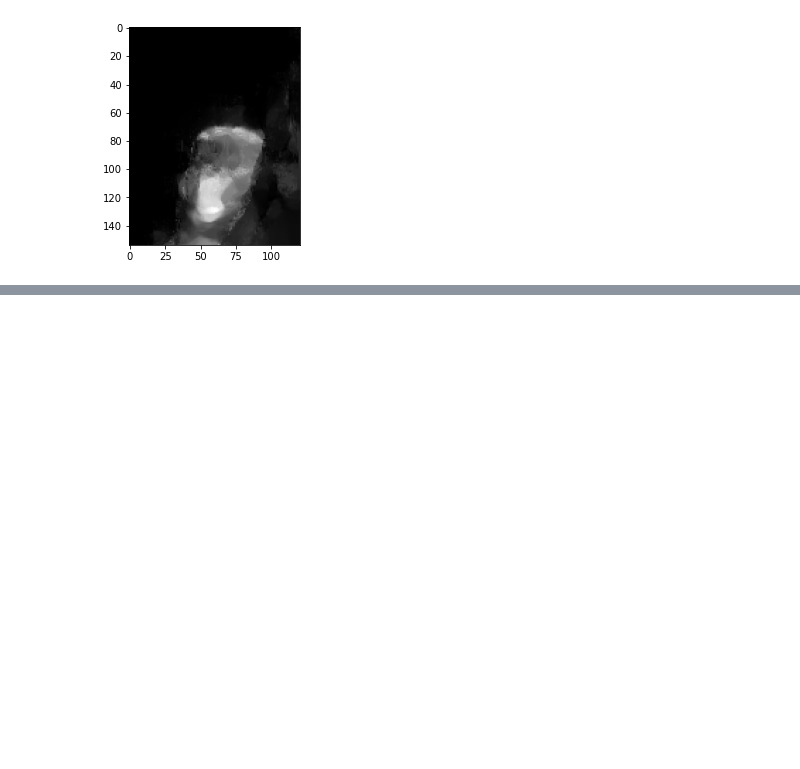
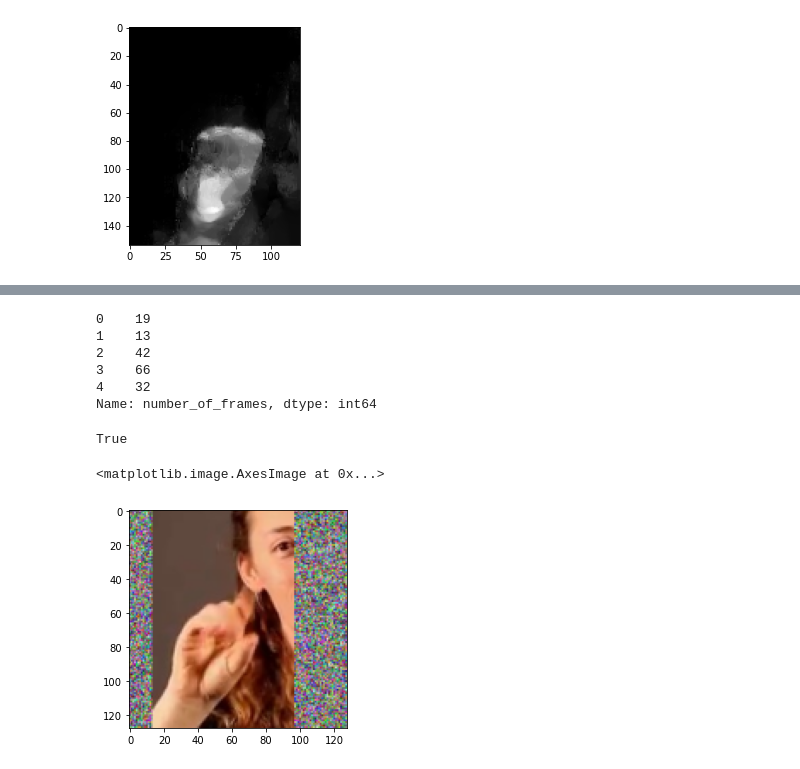
Before and after one commit to farbere/Runarljod, a Jupyter notebook: hand_processing.ipynb, the cells around one changed output, grey strips where cells are left out. Cells and saved outputs as stored; diff of their text form; code cells hidden in the pictures; blank space fills up the shorter version.

```diff
--- a/hand_processing.ipynb
+++ b/hand_processing.ipynb
@@ -1148,0 +1232,4 @@ print(len(results.multi_hand_landmarks))
+# %%
+base_out = "h:/project/cfsw/cfsw_raw/"
+base_resize_out = "h:/project/cfsw/cfsw_128/"
+splits = ['train', 'dev', 'test']
@@ -1148,0 +1248,23 @@ print(len(results.multi_hand_landmarks))
+# %%
+imgtemp = np.load(base_resize_out+'train_img_a_0_128.npy')
+datatemp = pd.read_csv(label_dir+"train_data_0.csv", index_col=0)
+# %%
+datatemp['number_of_frames'][0:5]
+# %% [output]
+0    19
+1    13
+2    42
+3    66
+4    32
+Name: number_of_frames, dtype: int64
+# %%
+imgtemp.shape[0] == datatemp['number_of_frames'].sum()*128*128
+# %% [output]
+True
+# %%
+seq = imgtemp[0:19*128*128].reshape(19,128,128,3)
+# %%
+plt.imshow(seq[0])
+# %% [output]
+<matplotlib.image.AxesImage at 0x...>
+[figure, added]
```
Also changed, not shown: parts of 55 cells of this notebook.
